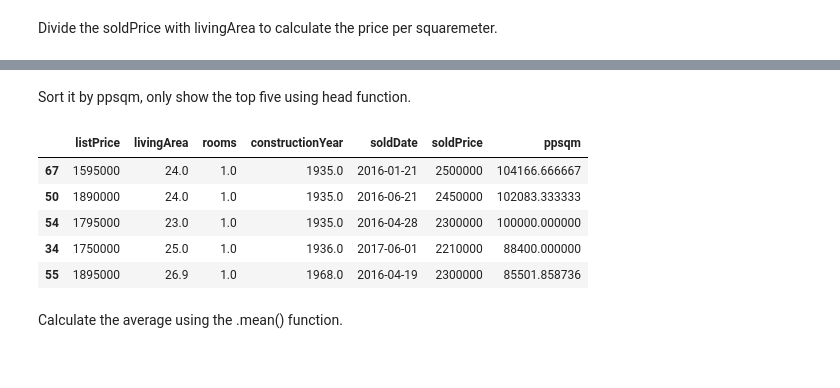
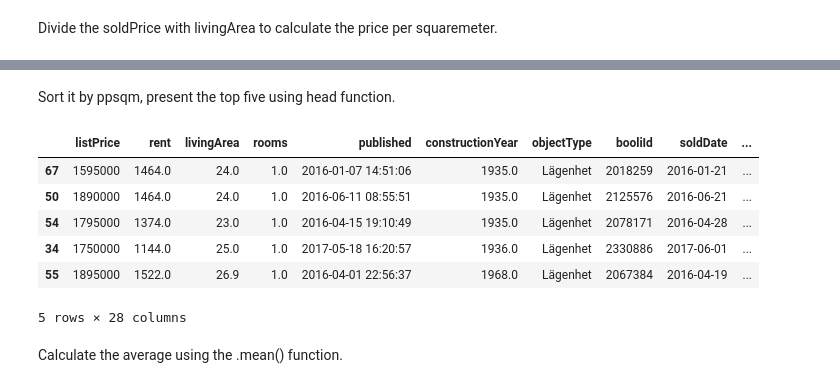
Before and after one commit to BenjaminTillius/su-mt4007, a Jupyter notebook: HW2/HW2.ipynb, the cells around one changed output, grey strips where cells are left out. Cells and saved outputs as stored; diff of their text form; code cells hidden in the pictures.

```diff
--- a/HW2/HW2.ipynb
+++ b/HW2/HW2.ipynb
@@ -30,5 +11,4 @@ df_appartment_prices_relevent
 # %% [markdown]
 Divide the soldPrice with livingArea to calculate the price per squaremeter.
 # %%
-df_appartment_prices_relevent["ppsqm"] = df_appartment_prices_relevent["soldPrice"] / df_appartment_prices["livingArea"]
-df_appartment_prices_relevent
+df_appartment_prices["ppsqm"] = df_appartment_prices["soldPrice"] / df_appartment_prices["livingArea"]
@@ -49,15 +15,16 @@ df_appartment_prices_relevent
 # %% [markdown]
-Sort it by ppsqm, only show the top five using head function.
+Sort it by ppsqm, present the top five using head function.
 # %%
-df_appartment_prices_sorted = df_appartment_prices_relevent.sort_values("ppsqm", ascending = False)
+df_appartment_prices_sorted = df_appartment_prices.sort_values("ppsqm", ascending = False)
 df_appartment_prices_sorted.head(5)
 # %% [output]
-|  | listPrice | livingArea | rooms | constructionYear | soldDate | soldPrice | ppsqm |
-| 67 | 1595000 | 24.0 | 1.0 | 1935.0 | 2016-01-21 | 2500000 | 104166.666667 |
-| 50 | 1890000 | 24.0 | 1.0 | 1935.0 | 2016-06-21 | 2450000 | 102083.333333 |
-| 54 | 1795000 | 23.0 | 1.0 | 1935.0 | 2016-04-28 | 2300000 | 100000.000000 |
-| 34 | 1750000 | 25.0 | 1.0 | 1936.0 | 2017-06-01 | 2210000 | 88400.000000 |
-| 55 | 1895000 | 26.9 | 1.0 | 1968.0 | 2016-04-19 | 2300000 | 85501.858736 |
+|  | listPrice | rent | livingArea | rooms | published | constructionYear | objectType | booliId | soldDate | ... |
+| 67 | 1595000 | 1464.0 | 24.0 | 1.0 | 2016-01-07 14:51:06 | 1935.0 | Lägenhet | 2018259 | 2016-01-21 | ... |
+| 50 | 1890000 | 1464.0 | 24.0 | 1.0 | 2016-06-11 08:55:51 | 1935.0 | Lägenhet | 2125576 | 2016-06-21 | ... |
+| 54 | 1795000 | 1374.0 | 23.0 | 1.0 | 2016-04-15 19:10:49 | 1935.0 | Lägenhet | 2078171 | 2016-04-28 | ... |
+| 34 | 1750000 | 1144.0 | 25.0 | 1.0 | 2017-05-18 16:20:57 | 1936.0 | Lägenhet | 2330886 | 2017-06-01 | ... |
+| 55 | 1895000 | 1522.0 | 26.9 | 1.0 | 2016-04-01 22:56:37 | 1968.0 | Lägenhet | 2067384 | 2016-04-19 | ... |
+5 rows × 28 columns
 # %% [markdown]
 Calculate the average using the .mean() function.
 # %%
```
Also changed, not shown: parts of 29 cells of this notebook.
